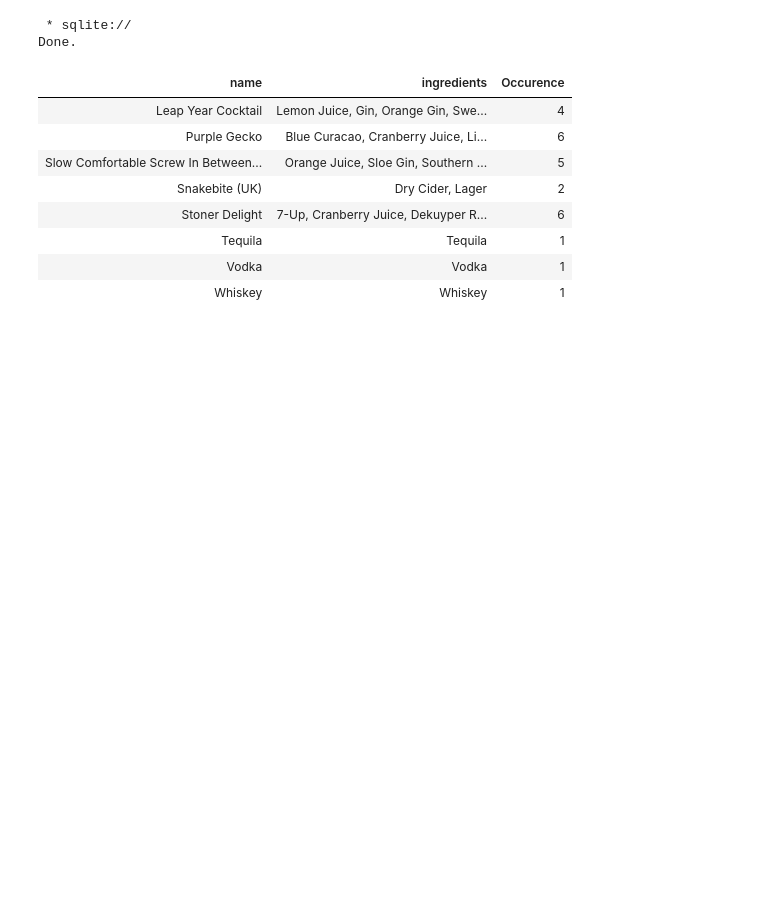
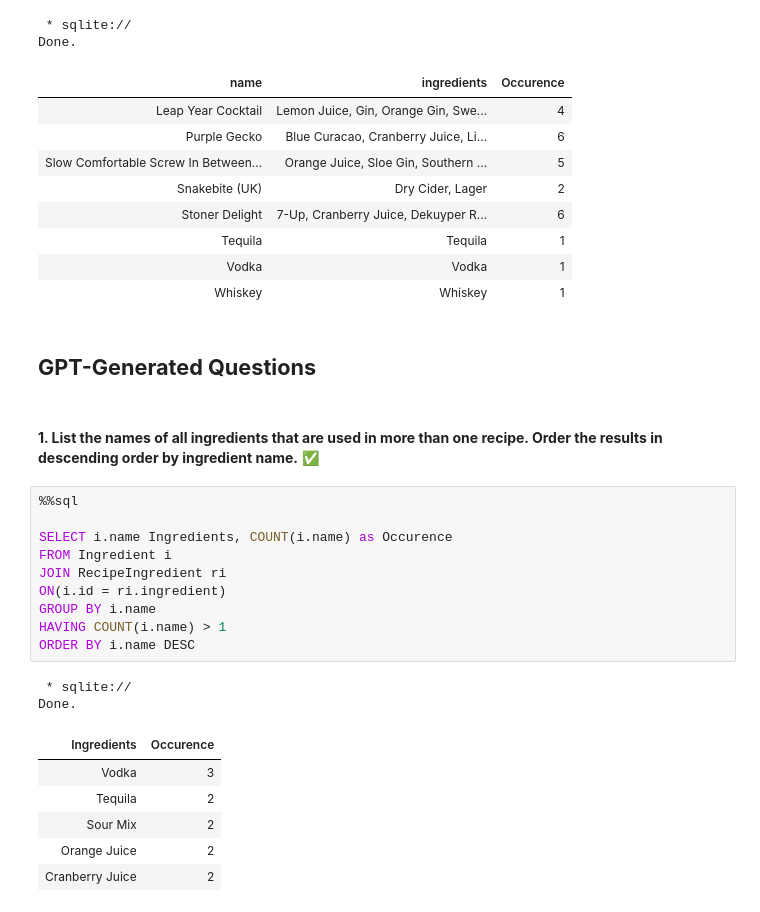
Before and after one commit to Bryanbu2014/database, a Jupyter notebook: exercises-ss24/Aufgabe_Getränke.ipynb, the cells around one changed output. Saved outputs shown, nothing was run; the diff lists cells and outputs as text; blank space fills up the shorter version.

Commit message:
feat: ✨ Add GPT generated questions

```diff
--- a/exercises-ss24/Aufgabe_Getränke.ipynb
+++ b/exercises-ss24/Aufgabe_Getränke.ipynb
@@ -340,3 +344,26 @@ Done.
 | Tequila | Tequila | 1 |
 | Vodka | Vodka | 1 |
 | Whiskey | Whiskey | 1 |
+# %% [markdown]
+## **GPT-Generated Questions**
+# %% [markdown]
+#### **1. List the names of all ingredients that are used in more than one recipe. Order the results in descending order by ingredient name.** ✅
+# %%
+%%sql
+
+SELECT i.name Ingredients, COUNT(i.name) as Occurence
+FROM Ingredient i
+JOIN RecipeIngredient ri
+ON(i.id = ri.ingredient)
+GROUP BY i.name
+HAVING COUNT(i.name) > 1
+ORDER BY i.name DESC
+# %% [output]
+ * sqlite://
+Done.
+| Ingredients | Occurence |
+| Vodka | 3 |
+| Tequila | 2 |
+| Sour Mix | 2 |
+| Orange Juice | 2 |
+| Cranberry Juice | 2 |
```
Also changed, not shown: parts of 24 cells of this notebook, 1 other file.
